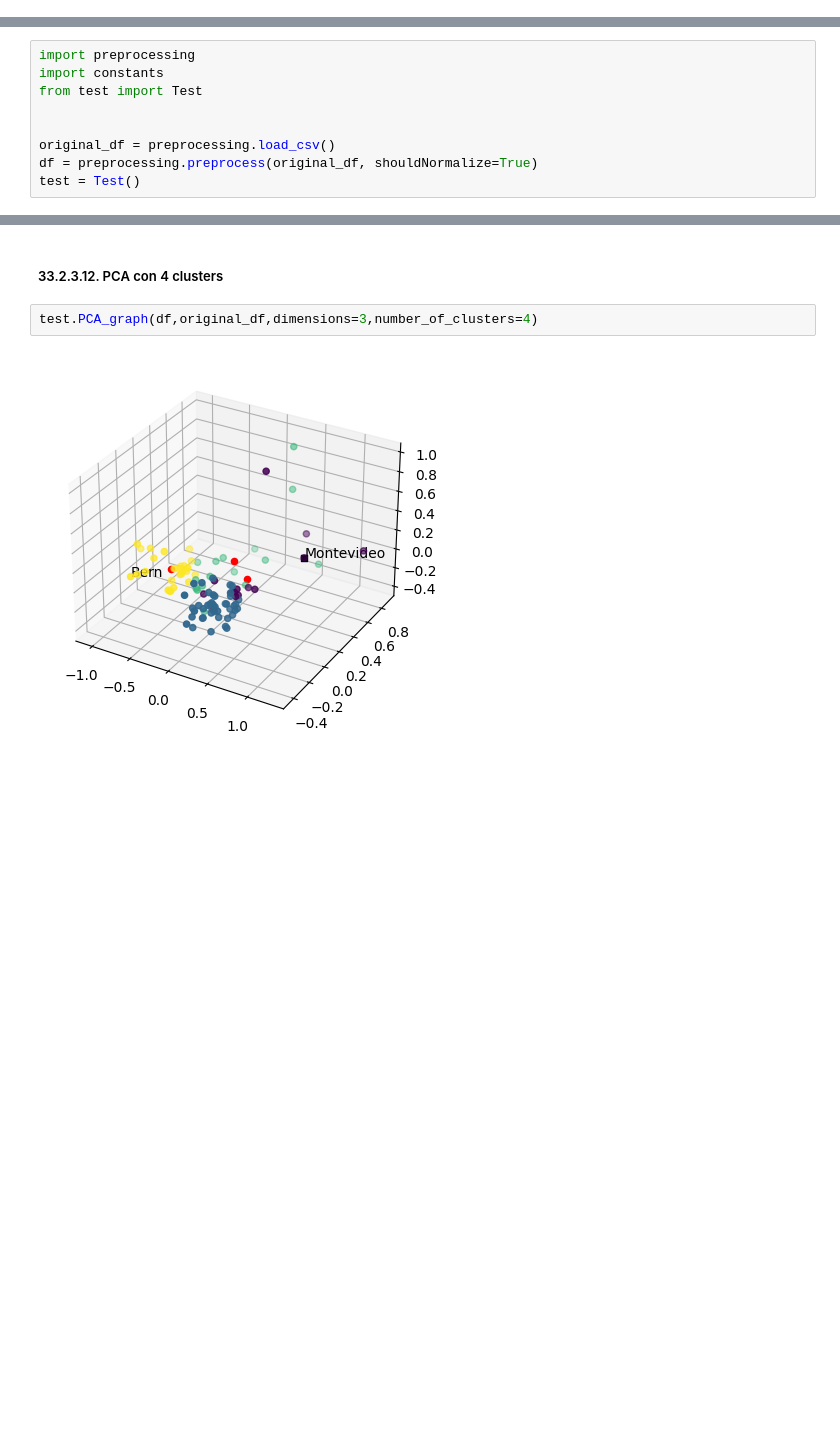
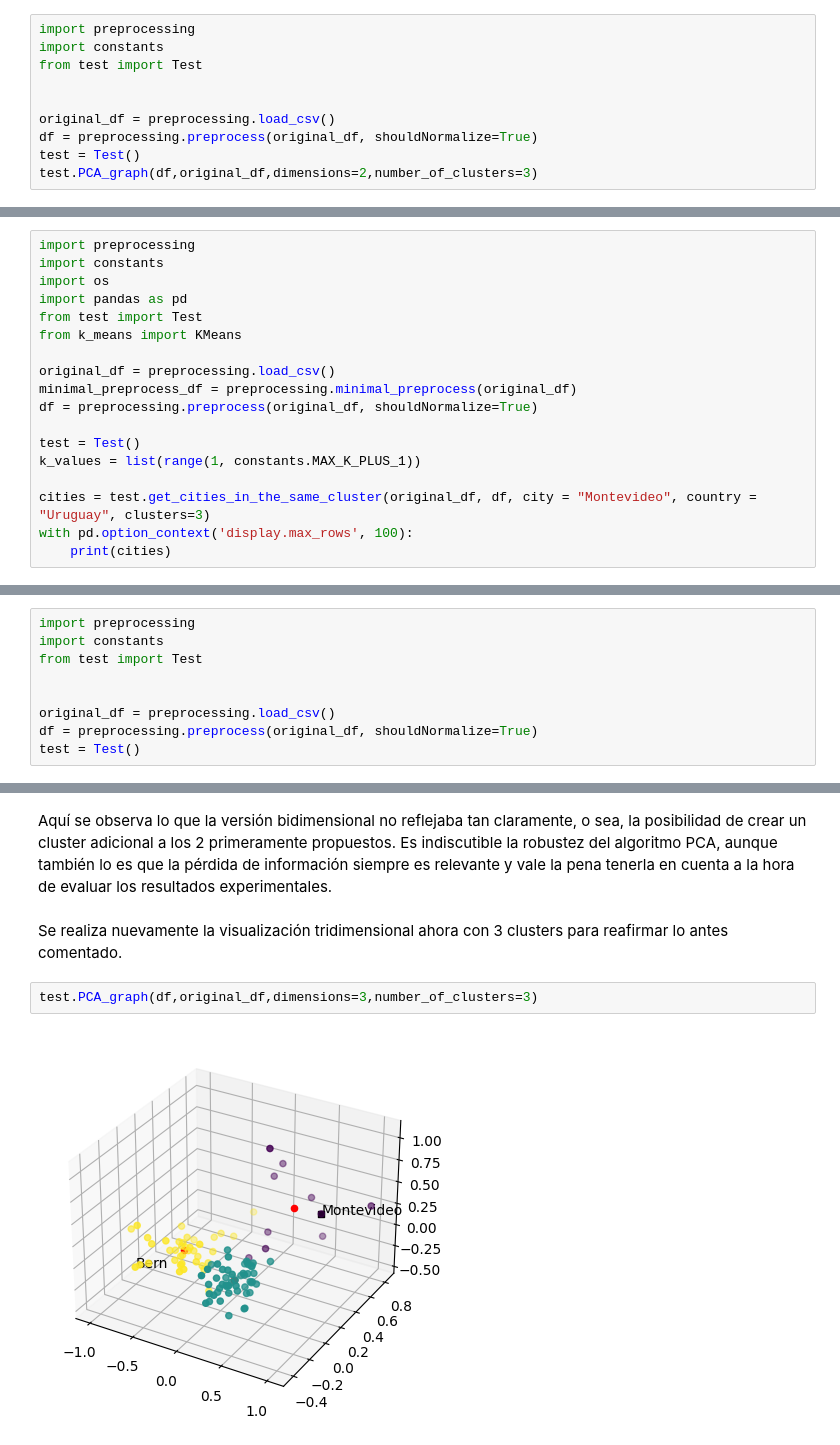
Before and after one commit to AlexisBaladon/Machine-Learning-FING, a Jupyter notebook: tarea4.ipynb, the cells around one changed output, grey strips where cells are left out. Saved outputs shown, nothing was run; the diff lists cells and outputs as text; blank space fills up the shorter version.

```diff
--- a/tarea4.ipynb
+++ b/tarea4.ipynb
@@ -374,0 +353,10 @@ Normalizando los datos, se obtienen resultados más razonables respecto a la rel
+# %%
+import preprocessing
+import constants
+from test import Test
+
+
+original_df = preprocessing.load_csv()
+df = preprocessing.preprocess(original_df, shouldNormalize=True)
+test = Test()
+test.PCA_graph(df,original_df,dimensions=2,number_of_clusters=3)
@@ -374,0 +367,18 @@ Normalizando los datos, se obtienen resultados más razonables respecto a la rel
+# %%
+import preprocessing
+import constants
+import os
+import pandas as pd
+from test import Test
+from k_means import KMeans
+
+original_df = preprocessing.load_csv()
+minimal_preprocess_df = preprocessing.minimal_preprocess(original_df)
+df = preprocessing.preprocess(original_df, shouldNormalize=True)
+
+test = Test()
+k_values = list(range(1, constants.MAX_K_PLUS_1))
+
+cities = test.get_cities_in_the_same_cluster(original_df, df, city = "Montevideo", country = "Uruguay", clusters=3)
+with pd.option_context('display.max_rows', 100):
+    print(cities)
@@ -394,6 +416,8 @@ test.PCA_graph(df,original_df,dimensions=3,number_of_clusters=2)
-# %% [markdown]
-##### 33.2.3.12. PCA con 4 clusters
+# %% [markdown]
+Aquí se observa lo que la versión bidimensional no reflejaba tan claramente, o sea, la posibilidad de crear un cluster adicional a los 2 primeramente propuestos. Es indiscutible la robustez del algoritmo PCA, aunque también lo es que la pérdida de información siempre es relevante y vale la pena tenerla en cuenta a la hora de evaluar los resultados experimentales.
+# %% [markdown]
+Se realiza nuevamente la visualización tridimensional ahora con 3 clusters para reafirmar lo antes comentado.
 # %%
-test.PCA_graph(df,original_df,dimensions=3,number_of_clusters=4)
+test.PCA_graph(df,original_df,dimensions=3,number_of_clusters=3)
 # %% [output]
-[figure, old version]
+[figure, new version]
```
Also changed, not shown: parts of 31 cells of this notebook, 6 other files.
